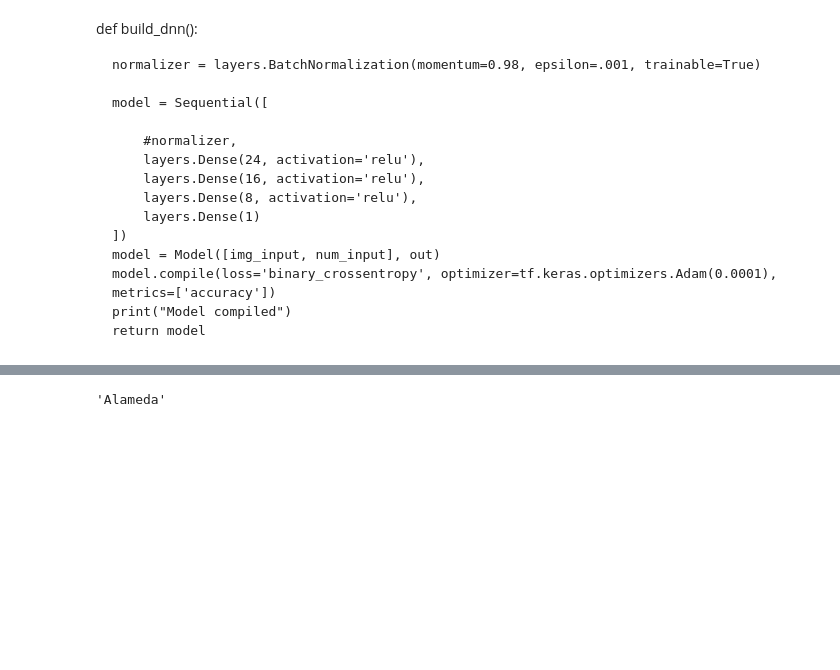
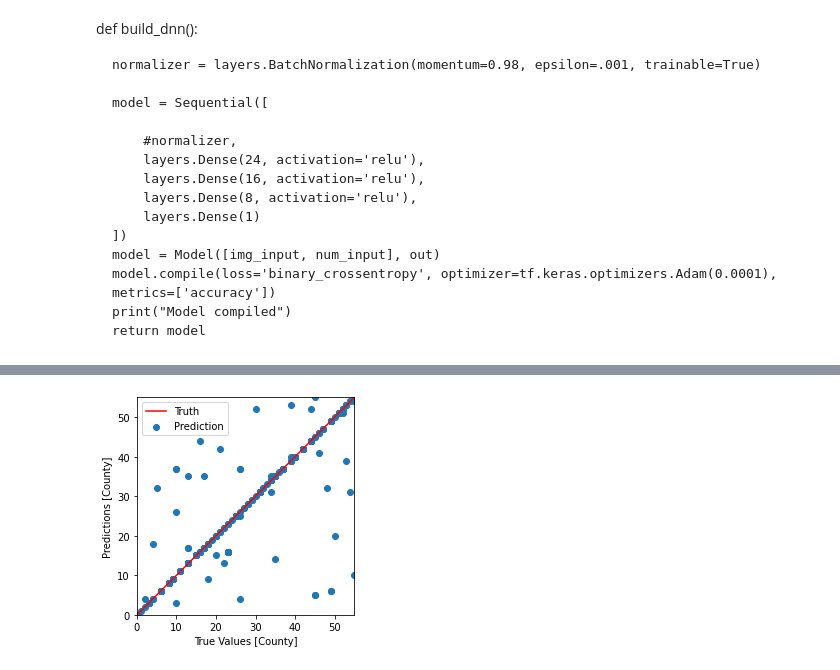
Before and after one commit to winneylee/california-wildfires, a Jupyter notebook: Fire_analysis.ipynb, the cells around one changed output, grey strips where cells are left out. Drawn from its saved outputs; the diff is of its cells as text; code cells hidden in the pictures; blank space fills up the shorter version.

```diff
--- a/Fire_analysis.ipynb
+++ b/Fire_analysis.ipynb
@@ -207,6 +268,6 @@ None
 # %%
 model.compile(loss='categorical_crossentropy', optimizer=tf.keras.optimizers.Adam(0.0001), metrics=['accuracy'])
 
-model.fit(X_train, y_train, validation_split=0.2, epochs=10)
-model.evaluate(X_test, y_test, verbose=0)
+history = model.fit(X_train, y_train, validation_split=0.2, epochs=500)
+model.evaluate(X_test, y_test, verbose=1)
 # %% [output]
@@ -254,4 +312,42 @@ print(predic_labels)
+# %%
+def plot_loss(history):
+    """
+    for training of dnn, shows the loss per epoch of training
+    :param history:
+    :return:
+    """
+    plt.plot(history.history['loss'], label='loss')
+    plt.plot(history.history['val_loss'], label='val_loss')
+    plt.xlabel('Epoch')
+    plt.ylabel('Error [County]')
+    plt.legend()
+    plt.grid(True)
+    plt.show()
+
+
+def truth_plot(test_labels, test_predictions, savepath=''):
+    """
+    shows a linear mapping of the predicted values against the real values
+    :param test_labels:
+    :param test_predictions:
+    :param savepath:
+    :return:
+    """
+    a = plt.axes(aspect='equal')
+    plt.scatter(test_labels, test_predictions, label='Prediction')
+    plt.xlabel('True Values [County]')
+    plt.ylabel('Predictions [County]')
+    lims = [test_labels.min(), test_labels.max()]
+    plt.xlim(lims)
+    plt.ylim(lims)
+    _ = plt.plot(lims, lims, color='red', label='Truth')
+    plt.legend()
+    if savepath:
+        savename = savepath + '_dnn_truth.png'
+        plt.savefig(savename)
+    plt.show()
 # %%
-county_names[0]
+import matplotlib.pyplot as plt
+truth_plot(truth, predic, savepath='')
 # %% [output]
-'Alameda'
+[figure, added]
```
Also changed, not shown: parts of 28 cells of this notebook.
